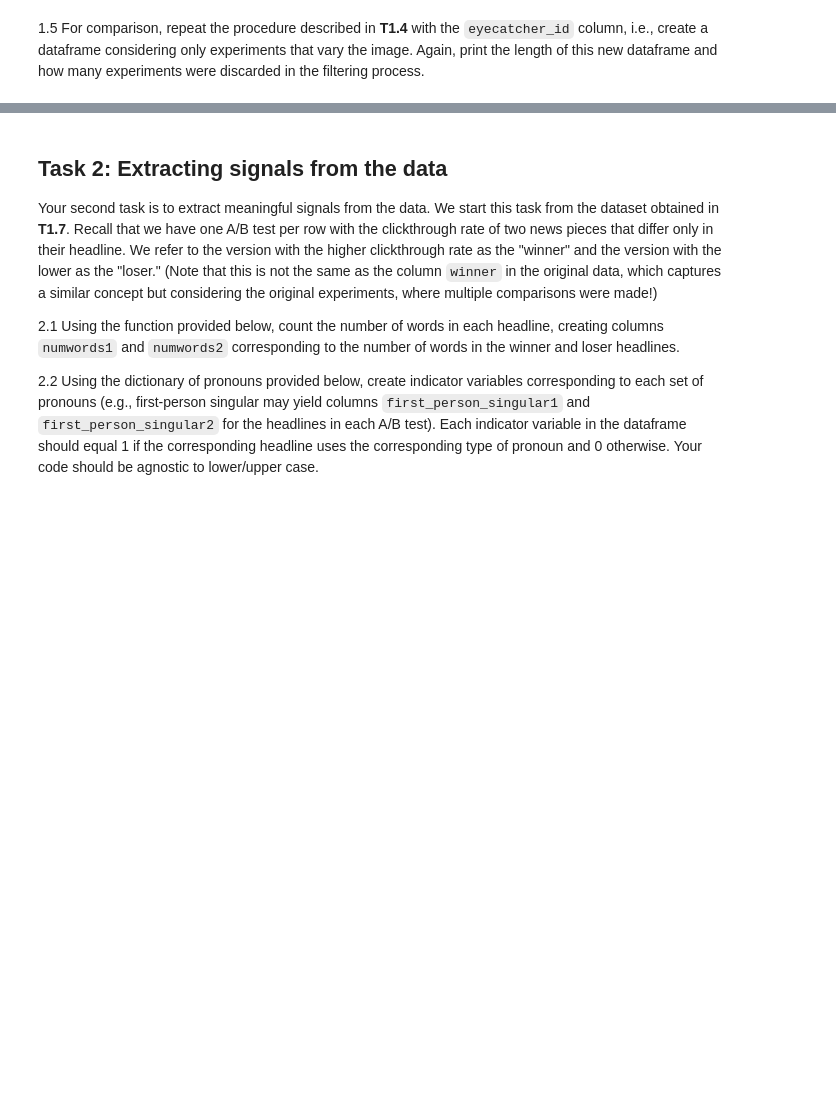
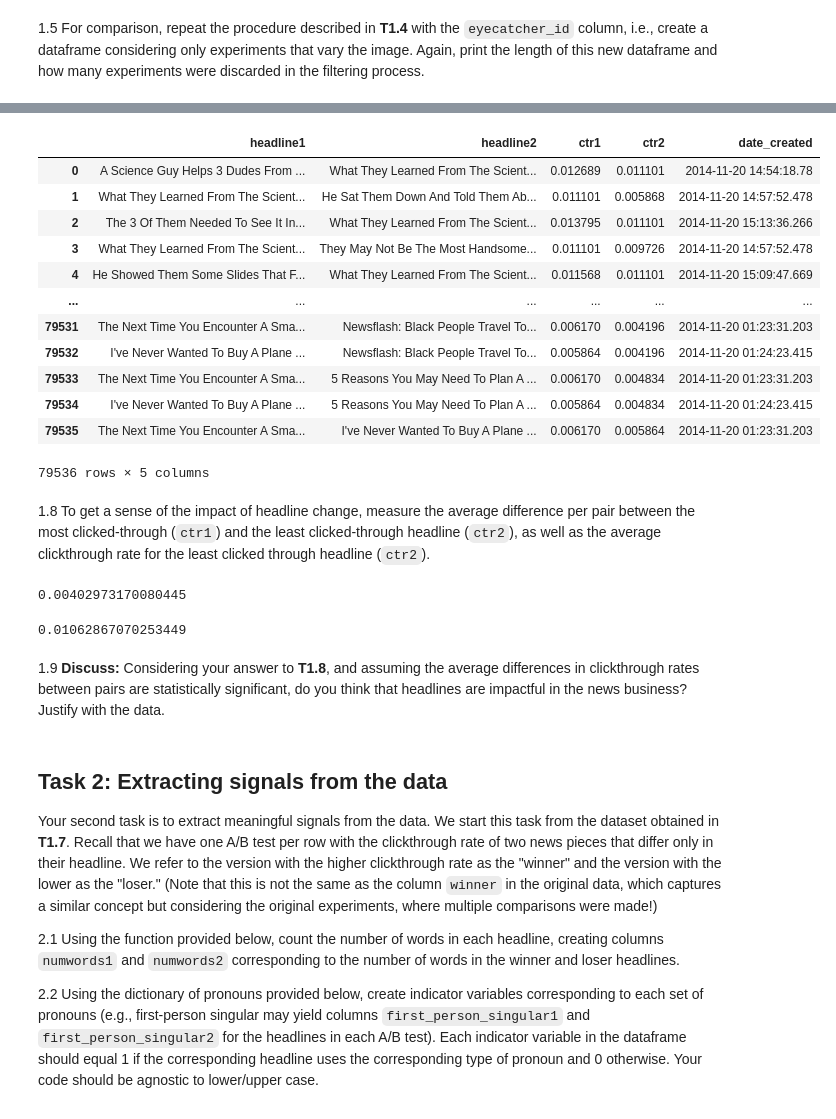
Before and after one commit to LisaPaganiEPFL/ada, a Jupyter notebook: Homework/01 - Pandas Data Wrangling and Data Viz/hw1.ipynb, the cells around one changed output, grey strips where cells are left out. Drawn from its saved outputs; the diff is of its cells as text; code cells hidden in the pictures; blank space fills up the shorter version.

```diff
--- a/Homework/01 - Pandas Data Wrangling and Data Viz/hw1.ipynb
+++ b/Homework/01 - Pandas Data Wrangling and Data Viz/hw1.ipynb
@@ -321,3 +393,33 @@ Create a dataset where:
+# %%
+df_pair.index = range(len(df_pair))
+# %%
+df_pair
+# %% [output]
+|  | headline1 | headline2 | ctr1 | ctr2 | date_created |
+| 0 | A Science Guy Helps 3 Dudes From ... | What They Learned From The Scient... | 0.012689 | 0.011101 | 2014-11-20 14:54:18.78 |
+| 1 | What They Learned From The Scient... | He Sat Them Down And Told Them Ab... | 0.011101 | 0.005868 | 2014-11-20 14:57:52.478 |
+| 2 | The 3 Of Them Needed To See It In... | What They Learned From The Scient... | 0.013795 | 0.011101 | 2014-11-20 15:13:36.266 |
+| 3 | What They Learned From The Scient... | They May Not Be The Most Handsome... | 0.011101 | 0.009726 | 2014-11-20 14:57:52.478 |
+| 4 | He Showed Them Some Slides That F... | What They Learned From The Scient... | 0.011568 | 0.011101 | 2014-11-20 15:09:47.669 |
+| ... | ... | ... | ... | ... | ... |
+| 79531 | The Next Time You Encounter A Sma... | Newsflash: Black People Travel To... | 0.006170 | 0.004196 | 2014-11-20 01:23:31.203 |
+| 79532 | I've Never Wanted To Buy A Plane ... | Newsflash: Black People Travel To... | 0.005864 | 0.004196 | 2014-11-20 01:24:23.415 |
+| 79533 | The Next Time You Encounter A Sma... | 5 Reasons You May Need To Plan A ... | 0.006170 | 0.004834 | 2014-11-20 01:23:31.203 |
+| 79534 | I've Never Wanted To Buy A Plane ... | 5 Reasons You May Need To Plan A ... | 0.005864 | 0.004834 | 2014-11-20 01:24:23.415 |
+| 79535 | The Next Time You Encounter A Sma... | I've Never Wanted To Buy A Plane ... | 0.006170 | 0.005864 | 2014-11-20 01:23:31.203 |
+79536 rows × 5 columns
+# %% [markdown]
+1.8 To get a sense of the impact of headline change, measure the average difference per pair between the most clicked-through (`ctr1`) and the least clicked-through headline (`ctr2`), as well as the average clickthrough rate for the least clicked through headline (`ctr2`).
+# %%
+(df_pair['ctr1']-df_pair['ctr2']).mean()
+# %% [output]
+0.00402973170080445
+# %%
+df_pair['ctr2'].mean()
+# %% [output]
+0.01062867070253449
+# %% [markdown]
+1.9 **Discuss:** Considering your answer to **T1.8**, and assuming the average differences in clickthrough rates between pairs are statistically significant, do you think that headlines are impactful in the news business? Justify with the data.
 # %% [markdown]
 ## Task 2: Extracting signals from the data
 
```
Also changed, not shown: parts of 52 cells of this notebook, 2 other files.
